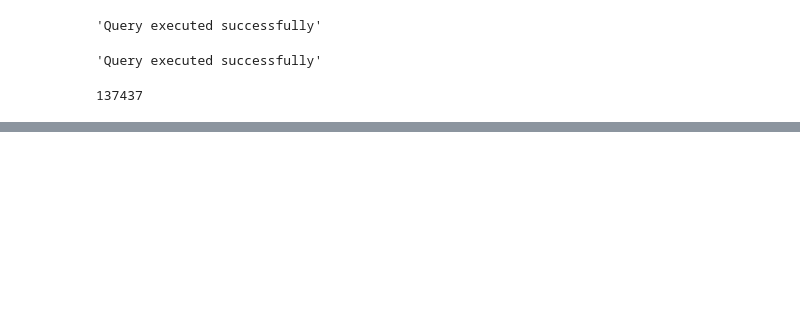
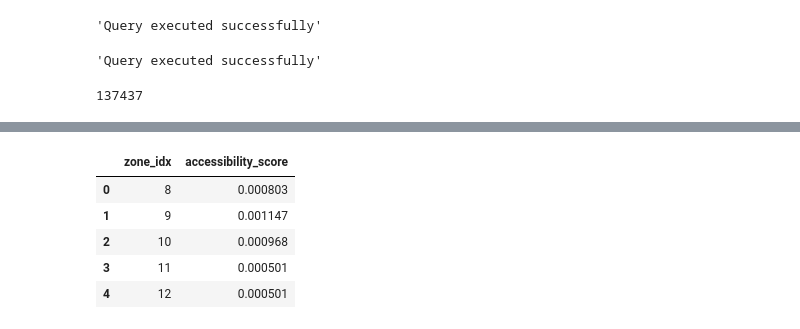
Before and after one commit to mjgood4/firstrespondersites, a Jupyter notebook: jyEDA/XGBoost_Model_SA.ipynb, the cells around one changed output, grey strips where cells are left out. Cells and saved outputs as stored; diff of their text form; code cells hidden in the pictures; blank space fills up the shorter version.

```diff
--- a/jyEDA/XGBoost_Model_SA.ipynb
+++ b/jyEDA/XGBoost_Model_SA.ipynb
@@ -245,0 +333,14 @@ XGBRFRegressor(base_score=None, booster=None, colsample_bylevel=None,
+# %%
+
+cur = con.cursor()
+df_baseline = pd.read_sql("select zone_idx, accessibility_score from floating_catchment_output where scenario_name ='baseline'", con=con)
+
+
+df_baseline.head()
+# %% [output]
+|  | zone_idx | accessibility_score |
+| 0 | 8 | 0.000803 |
+| 1 | 9 | 0.001147 |
+| 2 | 10 | 0.000968 |
+| 3 | 11 | 0.000501 |
+| 4 | 12 | 0.000501 |
```
Also changed, not shown: parts of 14 cells of this notebook, 1 other file.
